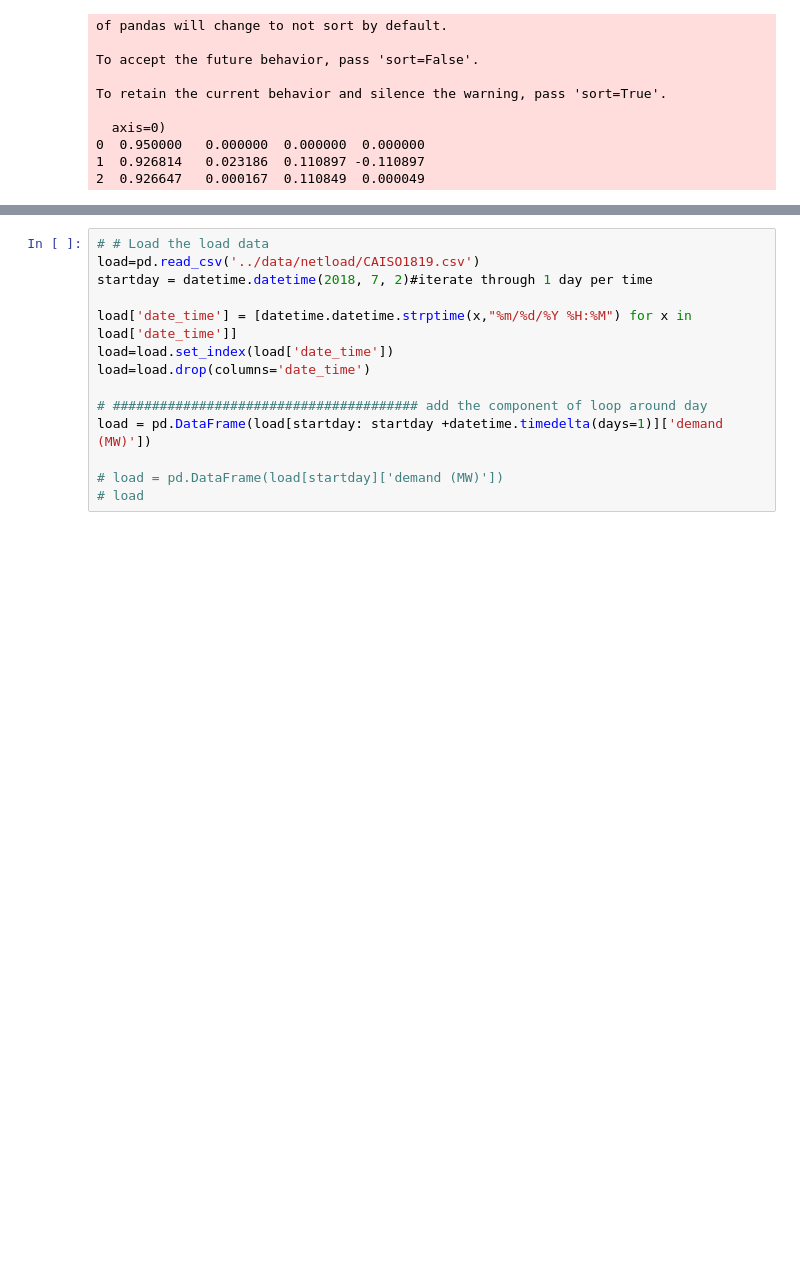
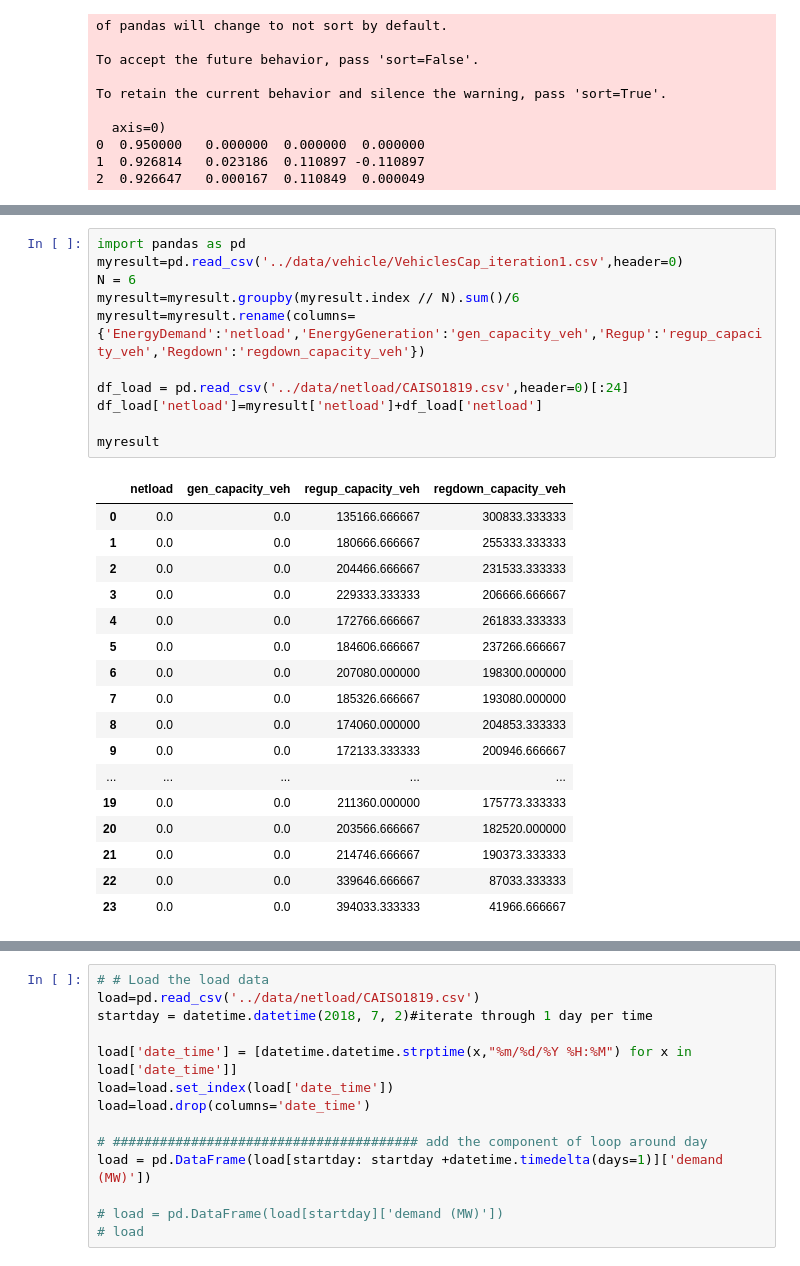
Before and after one commit to MeiyeW/V2G_PROJECT, a Jupyter notebook: Final/Iteration.ipynb, the cells around one changed output, grey strips where cells are left out. Cells and saved outputs as stored; diff of their text form; blank space fills up the shorter version.

```diff
--- a/Final/Iteration.ipynb
+++ b/Final/Iteration.ipynb
@@ -79,0 +273,29 @@ To retain the current behavior and silence the warning, pass 'sort=True'.
+# %%
+import pandas as pd
+myresult=pd.read_csv('../data/vehicle/VehiclesCap_iteration1.csv',header=0)
+N = 6
+myresult=myresult.groupby(myresult.index // N).sum()/6
+myresult=myresult.rename(columns={'EnergyDemand':'netload','EnergyGeneration':'gen_capacity_veh','Regup':'regup_capacity_veh','Regdown':'regdown_capacity_veh'})
+
+df_load = pd.read_csv('../data/netload/CAISO1819.csv',header=0)[:24]
+df_load['netload']=myresult['netload']+df_load['netload']
+
+myresult
+# %% [output]
+|  | netload | gen_capacity_veh | regup_capacity_veh | regdown_capacity_veh |
+| 0 | 0.0 | 0.0 | 135166.666667 | 300833.333333 |
+| 1 | 0.0 | 0.0 | 180666.666667 | 255333.333333 |
+| 2 | 0.0 | 0.0 | 204466.666667 | 231533.333333 |
+| 3 | 0.0 | 0.0 | 229333.333333 | 206666.666667 |
+| 4 | 0.0 | 0.0 | 172766.666667 | 261833.333333 |
+| 5 | 0.0 | 0.0 | 184606.666667 | 237266.666667 |
+| 6 | 0.0 | 0.0 | 207080.000000 | 198300.000000 |
+| 7 | 0.0 | 0.0 | 185326.666667 | 193080.000000 |
+| 8 | 0.0 | 0.0 | 174060.000000 | 204853.333333 |
+| 9 | 0.0 | 0.0 | 172133.333333 | 200946.666667 |
+| ... | ... | ... | ... | ... |
+| 19 | 0.0 | 0.0 | 211360.000000 | 175773.333333 |
+| 20 | 0.0 | 0.0 | 203566.666667 | 182520.000000 |
+| 21 | 0.0 | 0.0 | 214746.666667 | 190373.333333 |
+| 22 | 0.0 | 0.0 | 339646.666667 | 87033.333333 |
+| 23 | 0.0 | 0.0 | 394033.333333 | 41966.666667 |
```
Also changed, not shown: parts of 11 cells of this notebook, 36 other files.
